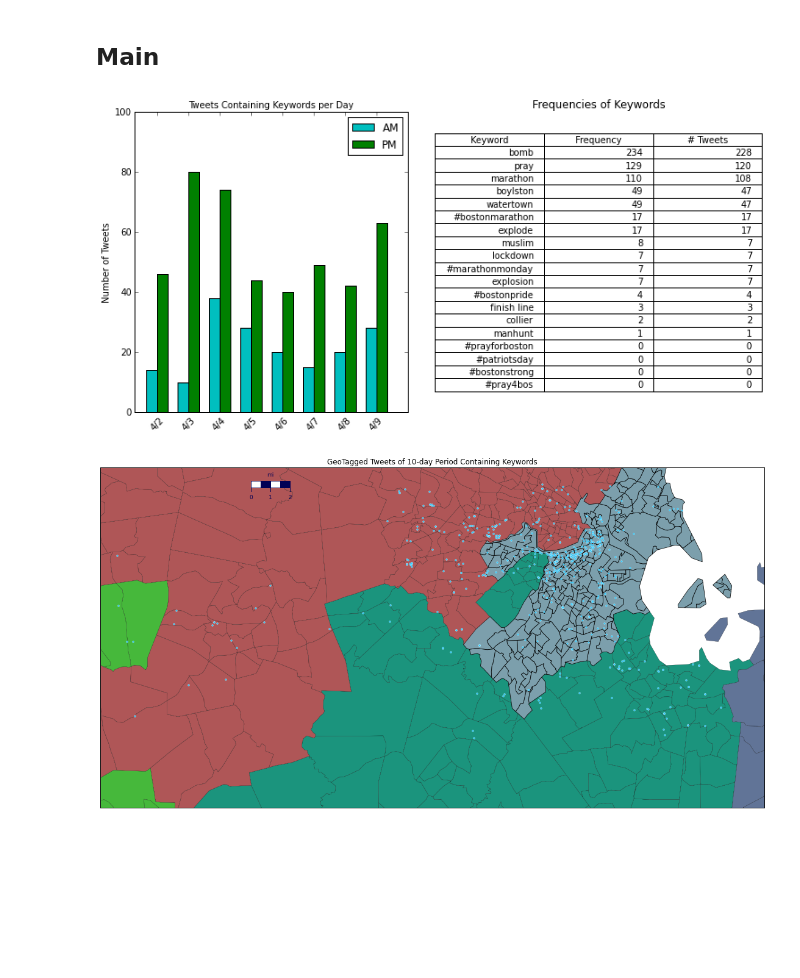
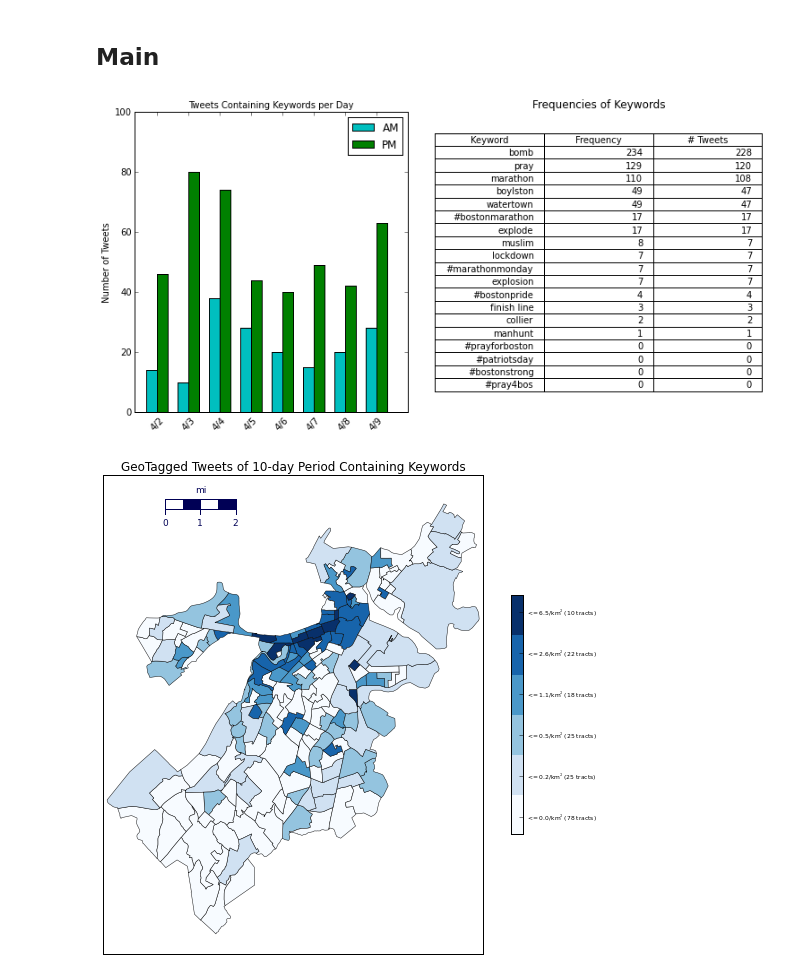
Before and after one commit to brix4dayz/bari_reu_2015, a Jupyter notebook: tweets/tweets_analyzer.ipynb, the cells around one changed output. Saved outputs shown, nothing was run; the diff lists cells and outputs as text; code cells hidden in the pictures; blank space fills up the shorter version.

Commit message:
Changed Boston vs GreaterBoston classes. One uses Dan's shapefiles, the other uses the ones I found.

```diff
--- a/tweets/tweets_analyzer.ipynb
+++ b/tweets/tweets_analyzer.ipynb
@@ -162,33 +162,33 @@ def main():
             kwTweets.append(tweetList[i])
             date = time.strptime(tweetList[i]['time'], tweet_time_fmt)
             # determine if morning or evening
             if date.tm_hour < 12:                     # hour = 0 - 11
                 dates[date.tm_mday]['AM'] += 1
             else:                                     # hour = 12 - 23
                 dates[date.tm_mday]['PM'] += 1
 
     makePlot(dates, date.tm_mon)
 
     del(dates)
     del(date)
     del(tweets)
     del(tweetData)
 
-    #boston = bm.BostonScatter(kwTweets)
-    #boston.plotMap(outname='bostonTweets', title='GeoTagged Tweets of 10-day Period Containing Keywords')
+    boston = bm.BostonDensity(kwTweets)
+    boston.plotMap(outname='bostonTweets', title='GeoTagged Tweets of 10-day Period Containing Keywords')
 
     boston = bm.GreaterBostonScatter(kwTweets)
     boston.plotMap(outname='prev_scatterTweets_keywords', title='GeoTagged Tweets of 10-day Period Containing Keywords')
 
     boston = bm.GreaterBostonDensity(kwTweets)
     del(kwTweets)
     boston.plotMap(outname='prev_densityTweets_keywords', title='Density of Geotagged Tweets of 10-day Period Containing Keywords')
 
     return
 
 ## if this program is being executed, and not used as a module, call main
 if __name__ == "__main__":
     main()
 # %% [output]
 [figure]
-[figure, old version]
+[figure, new version]
```
Also changed, not shown: parts of 1 cell of this notebook, 2 other files.
